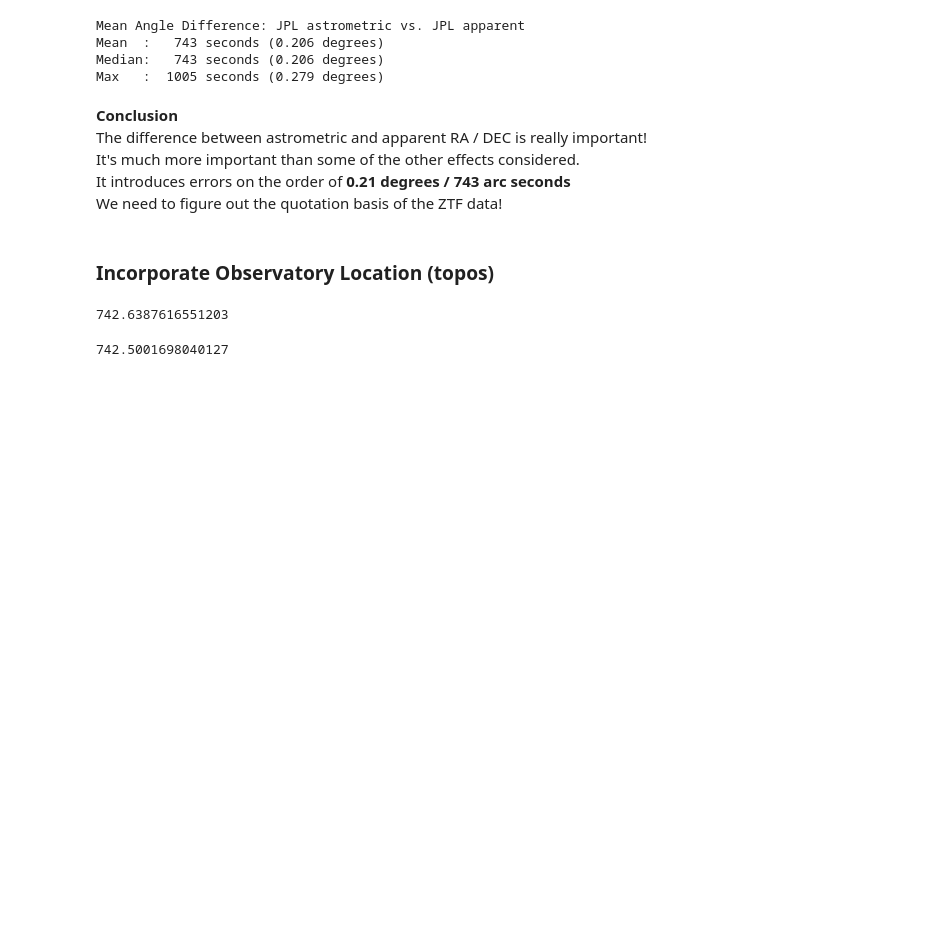
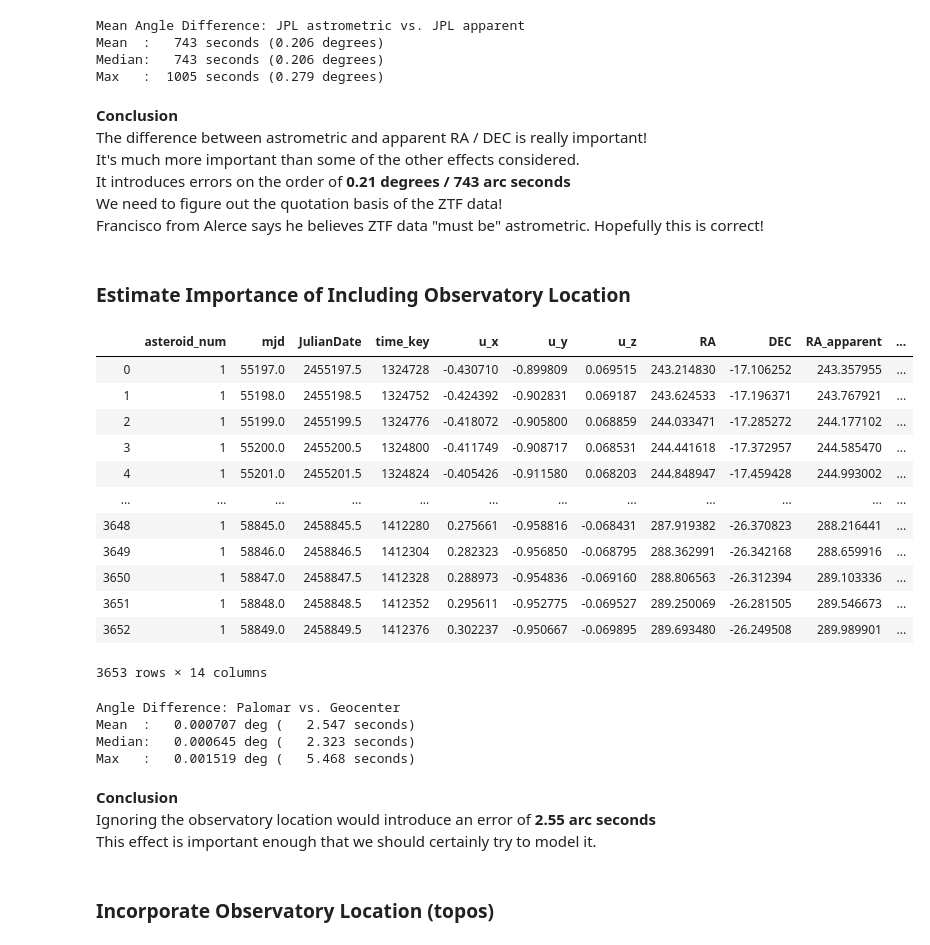
Before and after one commit to memanuel/kepler-sieve, a Jupyter notebook: src/RA_DEC.ipynb, the cells around one changed output. Saved outputs shown, nothing was run; the diff lists cells and outputs as text; code cells hidden in the pictures; blank space fills up the shorter version.

Commit message:
added data for RA/DEC from palomar observatory

```diff
--- a/src/RA_DEC.ipynb
+++ b/src/RA_DEC.ipynb
@@ -657,4 +649,7 @@ Max   :  1005 seconds (0.279 degrees)
 The difference between astrometric and apparent RA / DEC is really important!<br>
 It's much more important than some of the other effects considered.<br>
 It introduces errors on the order of **0.21 degrees / 743 arc seconds**<br>
-We need to figure out the quotation basis of the ZTF data!
+We need to figure out the quotation basis of the ZTF data!<br>
+Francisco from Alerce says he believes ZTF data "must be" astrometric.  Hopefully this is correct!
+# %% [markdown]
+### Estimate Importance of Including Observatory Location
@@ -660,0 +659,22 @@ We need to figure out the quotation basis of the ZTF data!
+# %%
+# Load a single data file with Ceres viewed daily from Palomar
+# Times will match against df_geocenter exactly
+
+df_pal_daily = pd.read_csv(f'../data/jpl/testing/observer-asteroid-001-palomar-daily.txt', index_col=False)
+df_pal_daily = add_cols_ast_observation(df_pal_daily, asteroid_num=1)
+# %%
+df_pal_daily
+# %% [output]
+|  | asteroid_num | mjd | JulianDate | time_key | u_x | u_y | u_z | RA | DEC | RA_apparent | ... |
+| 0 | 1 | 55197.0 | 2455197.5 | 1324728 | -0.430710 | -0.899809 | 0.069515 | 243.214830 | -17.106252 | 243.357955 | ... |
+| 1 | 1 | 55198.0 | 2455198.5 | 1324752 | -0.424392 | -0.902831 | 0.069187 | 243.624533 | -17.196371 | 243.767921 | ... |
+| 2 | 1 | 55199.0 | 2455199.5 | 1324776 | -0.418072 | -0.905800 | 0.068859 | 244.033471 | -17.285272 | 244.177102 | ... |
+| 3 | 1 | 55200.0 | 2455200.5 | 1324800 | -0.411749 | -0.908717 | 0.068531 | 244.441618 | -17.372957 | 244.585470 | ... |
+| 4 | 1 | 55201.0 | 2455201.5 | 1324824 | -0.405426 | -0.911580 | 0.068203 | 244.848947 | -17.459428 | 244.993002 | ... |
+| ... | ... | ... | ... | ... | ... | ... | ... | ... | ... | ... | ... |
+| 3648 | 1 | 58845.0 | 2458845.5 | 1412280 | 0.275661 | -0.958816 | -0.068431 | 287.919382 | -26.370823 | 288.216441 | ... |
+| 3649 | 1 | 58846.0 | 2458846.5 | 1412304 | 0.282323 | -0.956850 | -0.068795 | 288.362991 | -26.342168 | 288.659916 | ... |
+| 3650 | 1 | 58847.0 | 2458847.5 | 1412328 | 0.288973 | -0.954836 | -0.069160 | 288.806563 | -26.312394 | 289.103336 | ... |
+| 3651 | 1 | 58848.0 | 2458848.5 | 1412352 | 0.295611 | -0.952775 | -0.069527 | 289.250069 | -26.281505 | 289.546673 | ... |
+| 3652 | 1 | 58849.0 | 2458849.5 | 1412376 | 0.302237 | -0.950667 | -0.069895 | 289.693480 | -26.249508 | 289.989901 | ... |
+3653 rows × 14 columns
@@ -661,10 +692,15 @@ We need to figure out the quotation basis of the ZTF data!
+# %%
+# report the angle difference from accounting the observatory
+diff_topos = radec_diff('Geocenter', 'Palomar', ra1=ra_geo, dec1=dec_geo, ra2=ra_pal, dec2=dec_pal,
+                         obstime_mjd=obstime_mjd, verbose=True)
+# %% [output]
+Angle Difference: Palomar vs. Geocenter
+Mean  :   0.000707 deg (   2.547 seconds)
+Median:   0.000645 deg (   2.323 seconds)
+Max   :   0.001519 deg (   5.468 seconds)
+# %% [markdown]
+**Conclusion**<br>
+Ignoring the observatory location would introduce an error of **2.55 arc seconds**<br>
+This effect is important enough that we should certainly try to model it.
 # %% [markdown]
 ### Incorporate Observatory Location (topos)
-# %%
-diff_mean
-# %% [output]
-742.6387616551203
-# %%
-diff_median
-# %% [output]
-742.5001698040127
```
Also changed, not shown: parts of 17 cells of this notebook, 18 other files.
